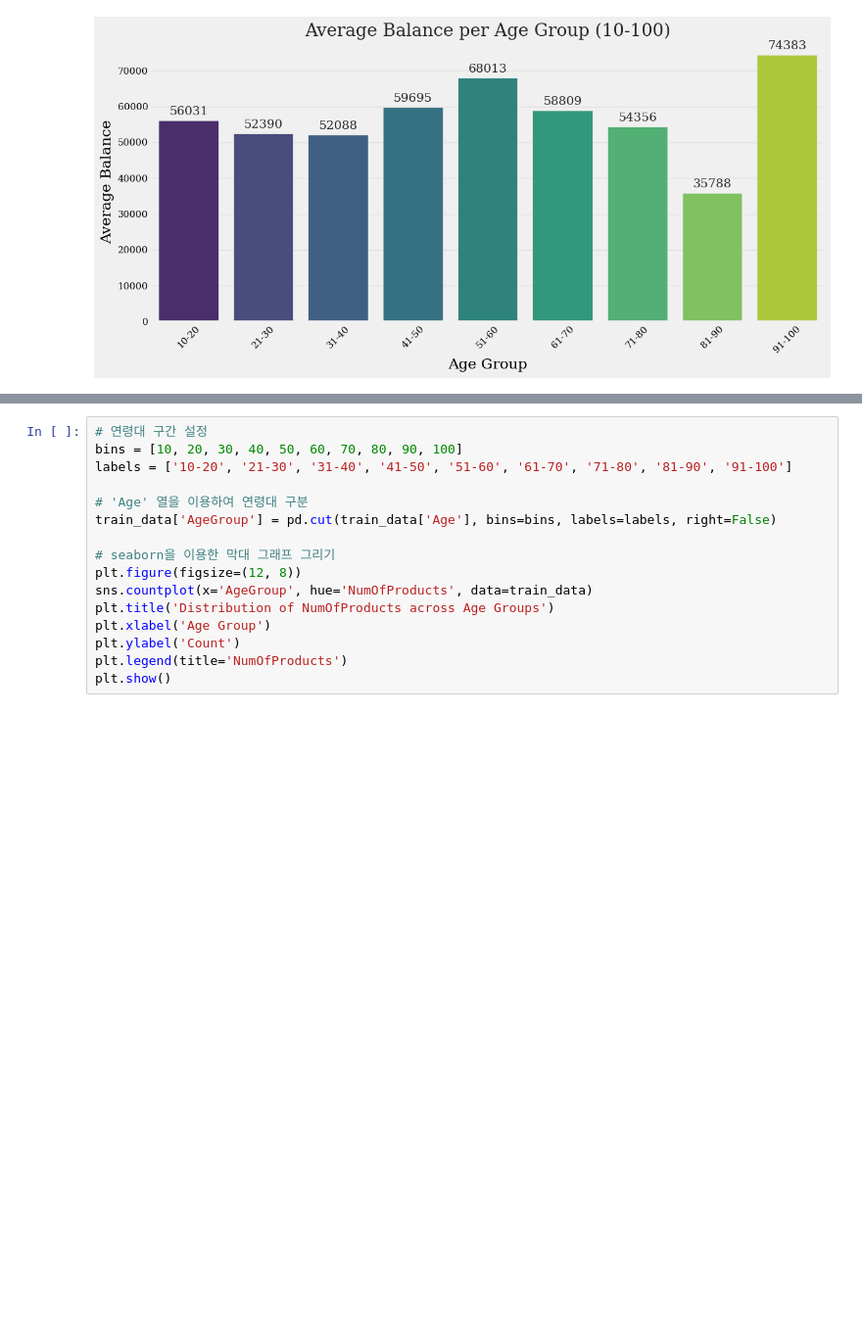
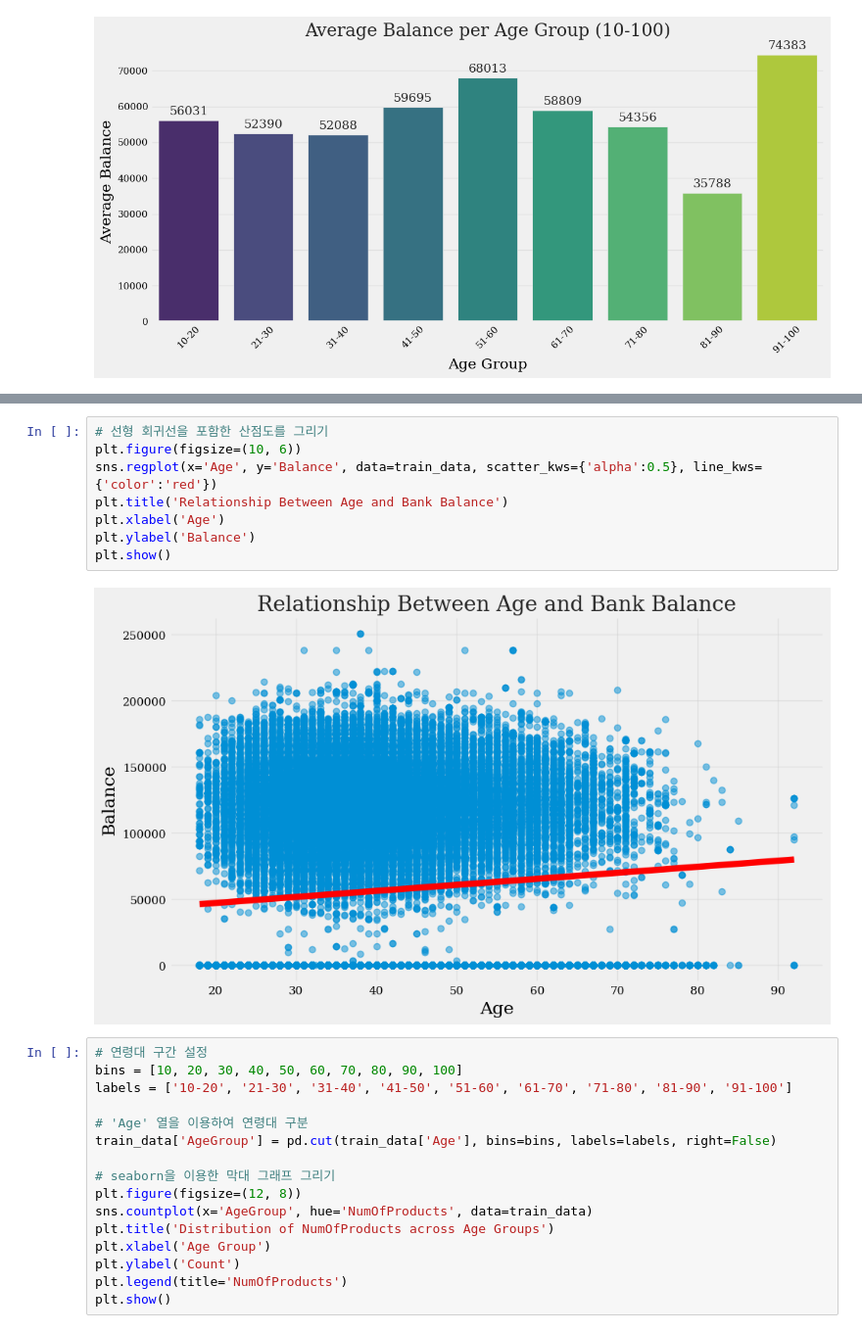
Before and after one commit to Kimtae00/Kaggle, a Jupyter notebook: playground-s4e1-240115-17.ipynb, the cells around one changed output, grey strips where cells are left out. Shown at 98% size. Cells and saved outputs as stored; diff of their text form; blank space fills up the shorter version.

```diff
--- a/playground-s4e1-240115-17.ipynb
+++ b/playground-s4e1-240115-17.ipynb
@@ -720,3 +733,13 @@ plt.show()
+# %%
+# 선형 회귀선을 포함한 산점도를 그리기
+plt.figure(figsize=(10, 6))
+sns.regplot(x='Age', y='Balance', data=train_data, scatter_kws={'alpha':0.5}, line_kws={'color':'red'})
+plt.title('Relationship Between Age and Bank Balance')
+plt.xlabel('Age')
+plt.ylabel('Balance')
+plt.show()
+# %% [output]
+[figure, added]
 # %%
 # 연령대 구간 설정
 bins = [10, 20, 30, 40, 50, 60, 70, 80, 90, 100]
```
Also changed, not shown: parts of 2 cells of this notebook.
